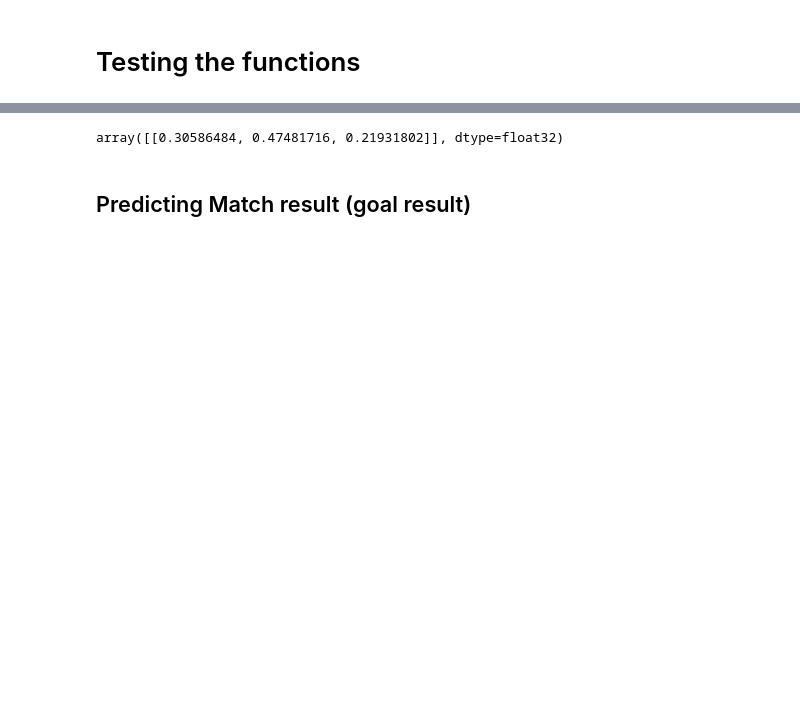
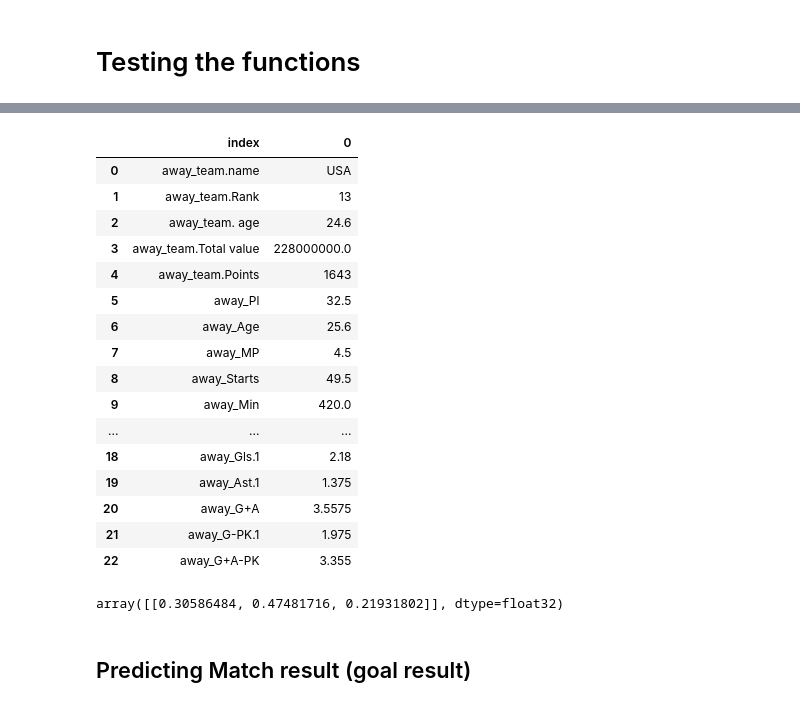
Before and after one commit to SoccerPred/stunning-octo-train, a Jupyter notebook: Model 2/Model2_building.ipynb, the cells around one changed output, grey strips where cells are left out. Saved outputs shown, nothing was run; the diff lists cells and outputs as text; code cells hidden in the pictures; blank space fills up the shorter version.

```diff
--- a/Model 2/Model2_building.ipynb
+++ b/Model 2/Model2_building.ipynb
@@ -504,6 +628,26 @@ array([[ 5.48121697e+07, -3.89378619e+07, -3.04124673e+02,
          0.00000000e+00,  0.00000000e+00,  0.00000000e+00,
          0.00000000e+00,  0.00000000e+00,  0.00000000e+00,
          0.00000000e+00]])
+# %%
+pd.DataFrame(assign_values_to_team2('USA')).reset_index()
+# %% [output]
+|  | index | 0 |
+| 0 | away_team.name | USA |
+| 1 | away_team.Rank | 13 |
+| 2 | away_team. age | 24.6 |
+| 3 | away_team.Total value | 228000000.0 |
+| 4 | away_team.Points | 1643 |
+| 5 | away_Pl | 32.5 |
+| 6 | away_Age | 25.6 |
+| 7 | away_MP | 4.5 |
+| 8 | away_Starts | 49.5 |
+| 9 | away_Min | 420.0 |
+| ... | ... | ... |
+| 18 | away_Gls.1 | 2.18 |
+| 19 | away_Ast.1 | 1.375 |
+| 20 | away_G+A | 3.5575 |
+| 21 | away_G-PK.1 | 1.975 |
+| 22 | away_G+A-PK | 3.355 |
 # %%
 preds_test = xgb_cv.predict_proba(input_processed)
 preds_test
```
Also changed, not shown: parts of 41 cells of this notebook, 2 other files.
